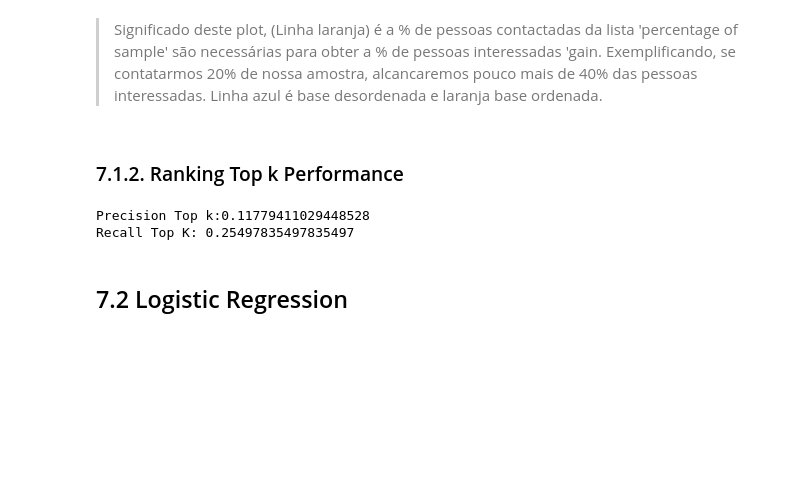
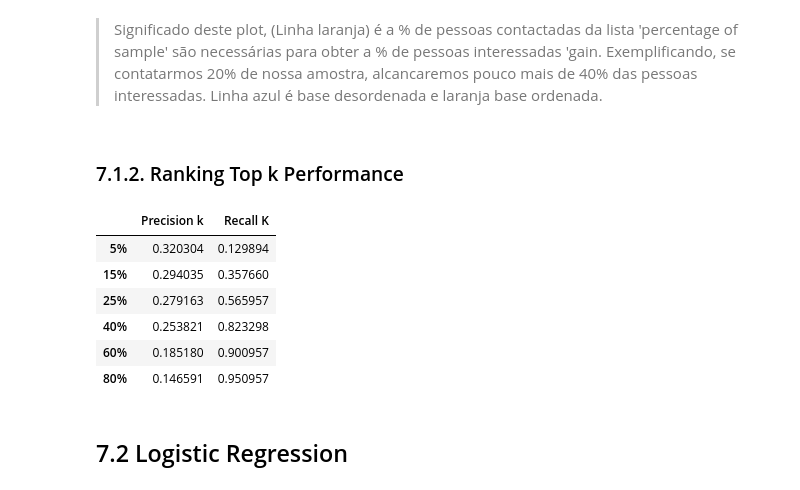
Before and after one commit to LucasAsilveira/PA04-Health-Insurance-Cross-Sell, a Jupyter notebook: Project_Health_Insurance.ipynb, the cells around one changed output. Saved outputs shown, nothing was run; the diff lists cells and outputs as text; code cells hidden in the pictures; blank space fills up the shorter version.

Commit message:
add precision top k and recall k aos modelos de ML

```diff
--- a/Project_Health_Insurance.ipynb
+++ b/Project_Health_Insurance.ipynb
@@ -592,3 +586,7 @@ y_val = y_validation.copy()
+# %%
+#copy data
+df7 = x_validation.copy()
+df7['response'] = y_validation.copy()
 # %% [markdown]
 ## 7.1. KNN(K-Nearest Neighbors)
 # %% [markdown]
@@ -617,26 +615,52 @@ skplt.metrics.plot_lift_curve( y_val, yhat_knn ).figure.set_size_inches(12, 8);
 > Significado deste plot, (Linha laranja) é a % de pessoas contactadas da lista 'percentage of sample' são necessárias para obter a % de pessoas interessadas 'gain.  Exemplificando, se contatarmos 20% de nossa amostra, alcancaremos pouco mais de 40% das pessoas interessadas. Linha azul é base desordenada e laranja base ordenada.
 # %% [markdown]
 ### 7.1.2. Ranking Top k Performance
-# %%
-#KNN performance Model
-
-#propensity score
-df8['score'] = yhat_knn[:,1].tolist()
-
-#sorte clientes by porpensity score
-df8 = df8.sort_values('score', ascending = False )
-
-#Compute precision at k - De todos os K que a predição estimou como verdadeiro, proporção dos que são
-precision_at_knn = precision_at_k( df8, k=20000 )
-
-
-#Compute recall at k - De todos os exemplos que realmente são verdadeiros, quantso eu prdisse ser verdadeiro
-recall_at_knn = recall_at_k(df8, k=20000 )
-print( f'Precision Top k:{precision_at_knn}')
-print( f'Recall Top K: {recall_at_knn} ')
-# %% [output]
-Precision Top k:0.11779411029448528
-Recall Top K: 0.25497835497835497
+# %%
+ # copy dataframe
+dfknn = x_validation.copy()
+dfknn['response'] = y_validation.copy()
+
+# propensity score
+dfknn['score'] = yhat_knn[:, 1].tolist()
+
+# sort clients by propensity score
+dfknn = dfknn.sort_values( 'score', ascending=False )
+
+#Compute precision at k
+precision_at_knn_5percent, data = precision_at_k( dfknn, k=round(len(df7) * 0.05) )
+precision_at_knn_15percent, data = precision_at_k( dfknn, k=round(len(df7) * 0.15) )
+precision_at_knn_25percent, data = precision_at_k( dfknn, k=round(len(df7) * 0.25) )
+precision_at_knn_40percent, data = precision_at_k( dfknn, k=round(len(df7) * 0.40) )
+precision_at_knn_60percent, data = precision_at_k( dfknn, k=round(len(df7) * 0.60) )
+precision_at_knn_80percent, data = precision_at_k( dfknn, k=round(len(df7) * 0.80) )
+
+#precision k table
+precision_at_knn = [precision_at_knn_5percent, precision_at_knn_15percent, precision_at_knn_25percent,
+                   precision_at_knn_40percent, precision_at_knn_60percent, precision_at_knn_80percent]
+
+percent_k ={0: '5%', 1: '15%', 2: '25%', 3: '40%', 4: '60%', 5: '80%'}
+
+#Compute recall at k
+recall_5percent,  data = recall_at_k( dfknn, k=round(len(df7) * 0.05) )
+recall_15percent, data = recall_at_k( dfknn, k=round(len(df7) * 0.15) )
+recall_25percent, data = recall_at_k( dfknn, k=round(len(df7) * 0.25) )
+recall_40percent, data = recall_at_k( dfknn, k=round(len(df7) * 0.40) )
+recall_60percent, data = recall_at_k( dfknn, k=round(len(df7) * 0.60) )
+recall_80percent, data = recall_at_k( dfknn, k=round(len(df7) * 0.80) )
+
+#recall k table
+recall_knn = [recall_5percent, recall_15percent, recall_25percent,
+                   recall_40percent, recall_60percent, recall_80percent]
+df_knn_rank_k = pd.DataFrame({'Precision k': precision_at_knn, 'Recall K': recall_knn }).rename(index = percent_k)
+df_knn_rank_k
+# %% [output]
+|  | Precision k | Recall K |
+| 5% | 0.320304 | 0.129894 |
+| 15% | 0.294035 | 0.357660 |
+| 25% | 0.279163 | 0.565957 |
+| 40% | 0.253821 | 0.823298 |
+| 60% | 0.185180 | 0.900957 |
+| 80% | 0.146591 | 0.950957 |
 # %% [markdown]
 ## 7.2 Logistic Regression
 # %% [markdown]
```
Also changed, not shown: parts of 25 cells of this notebook.
